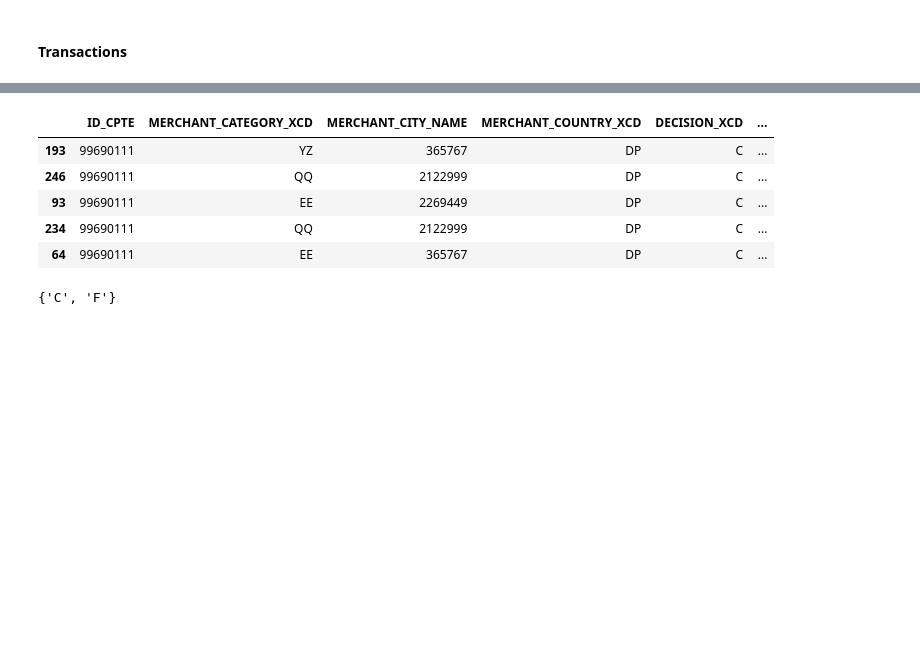
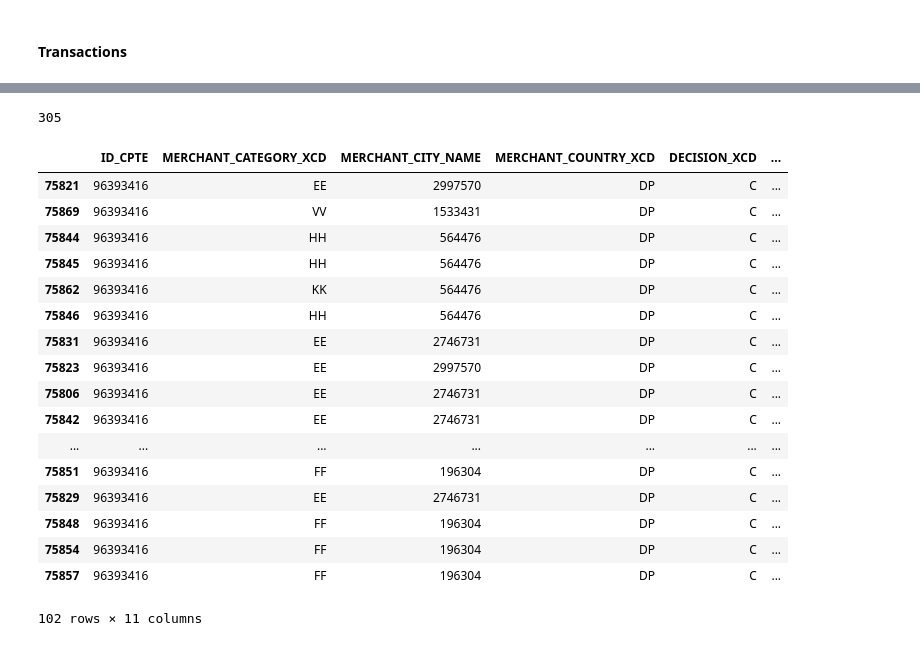
Before and after one commit to larryshamalama/DataCup18, a Jupyter notebook: train/Data Cleaning.ipynb, the cells around one changed output, grey strips where cells are left out. Saved outputs shown, nothing was run; the diff lists cells and outputs as text; code cells hidden in the pictures; blank space fills up the shorter version.

```diff
--- a/train/Data Cleaning.ipynb
+++ b/train/Data Cleaning.ipynb
@@ -82,8 +116,8 @@ class customer:
         self.payments     = payments
         self.transactions = transactions
 
-        self.assessment = performance['PERIODID_MY'][0]
-        self.default    = performance['Default'][0]
+        self.assessment = list(performance['PERIODID_MY'])[0]
+        self.default    = list(performance['Default'])[0]
 # %%
 def generate_clients(customer_ids, *dfs):
 
@@ -150,14 +233,31 @@ clients[0].payments.sort_values(by=['TRANSACTION_DTTM']).head()
+# %%
+answer = []
+
+for cl in set(transactions[transactions['PRIOR_CREDIT_LIMIT_AMT'] < 0]['ID_CPTE']):
+    answer.append(int(performance[performance['ID_CPTE'] == cl]['Default']))
+
+np.sum(answer)
+# %% [output]
+305
 # %%
-clients[0].transactions.sort_values(by=['TRANSACTION_DTTM']).head()
+clients[499].transactions.sort_values(by=['TRANSACTION_DTTM'])
 # %% [output]
 |  | ID_CPTE | MERCHANT_CATEGORY_XCD | MERCHANT_CITY_NAME | MERCHANT_COUNTRY_XCD | DECISION_XCD | ... |
-| 193 | 99690111 | YZ | 365767 | DP | C | ... |
-| 246 | 99690111 | QQ | 2122999 | DP | C | ... |
-| 93 | 99690111 | EE | 2269449 | DP | C | ... |
-| 234 | 99690111 | QQ | 2122999 | DP | C | ... |
-| 64 | 99690111 | EE | 365767 | DP | C | ... |
+| 75821 | 96393416 | EE | 2997570 | DP | C | ... |
+| 75869 | 96393416 | VV | 1533431 | DP | C | ... |
+| 75844 | 96393416 | HH | 564476 | DP | C | ... |
+| 75845 | 96393416 | HH | 564476 | DP | C | ... |
+| 75862 | 96393416 | KK | 564476 | DP | C | ... |
+| 75846 | 96393416 | HH | 564476 | DP | C | ... |
+| 75831 | 96393416 | EE | 2746731 | DP | C | ... |
+| 75823 | 96393416 | EE | 2997570 | DP | C | ... |
+| 75806 | 96393416 | EE | 2746731 | DP | C | ... |
+| 75842 | 96393416 | EE | 2746731 | DP | C | ... |
+| ... | ... | ... | ... | ... | ... | ... |
+| 75851 | 96393416 | FF | 196304 | DP | C | ... |
+| 75829 | 96393416 | EE | 2746731 | DP | C | ... |
+| 75848 | 96393416 | FF | 196304 | DP | C | ... |
+| 75854 | 96393416 | FF | 196304 | DP | C | ... |
+| 75857 | 96393416 | FF | 196304 | DP | C | ... |
+102 rows × 11 columns
-# %%
-clients[7].transactions['TRANSACTION_TYPE_XCD']
-# %% [output]
-{'C', 'F'}
 # %%
```
Also changed, not shown: parts of 33 cells of this notebook, 9 other files.
